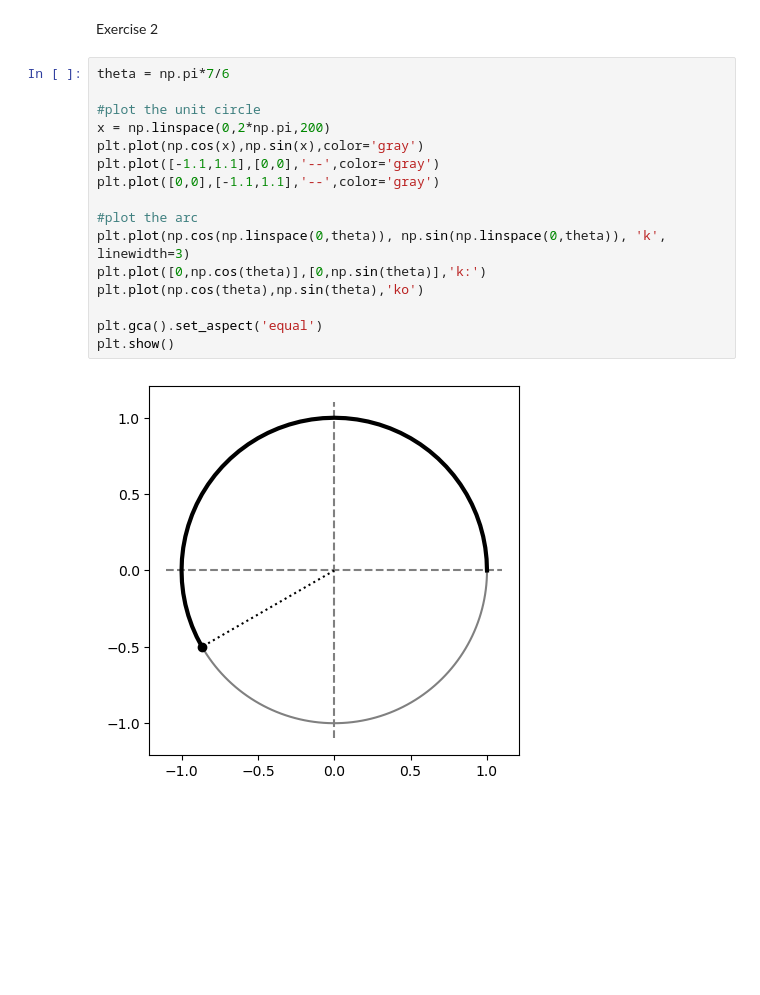
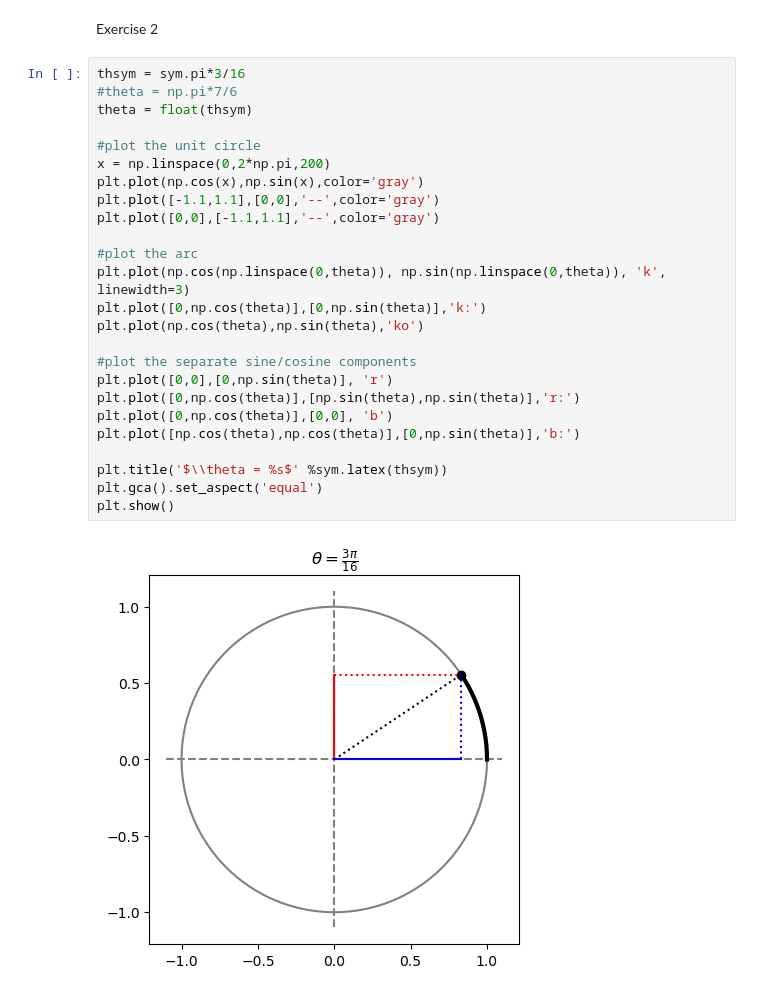
Before and after one commit to Afiq139/Python-Project, a Jupyter notebook: Python_Mathematics/Master_Math_By_Coding_In_Python/09_Trigonometry/009_Graphing_&_Resolution_Exercise.ipynb, the cells around one changed output. Saved outputs shown, nothing was run; the diff lists cells and outputs as text; blank space fills up the shorter version.

```diff
--- a/Python_Mathematics/Master_Math_By_Coding_In_Python/09_Trigonometry/009_Graphing_&_Resolution_Exercise.ipynb
+++ b/Python_Mathematics/Master_Math_By_Coding_In_Python/09_Trigonometry/009_Graphing_&_Resolution_Exercise.ipynb
@@ -20,20 +20,29 @@ plt.show()
 # %% [markdown]
 Exercise 2
 # %%
-theta = np.pi*7/6
+thsym = sym.pi*3/16
+#theta = np.pi*7/6
+theta = float(thsym)
 
 #plot the unit circle
 x = np.linspace(0,2*np.pi,200)
 plt.plot(np.cos(x),np.sin(x),color='gray')
 plt.plot([-1.1,1.1],[0,0],'--',color='gray')
 plt.plot([0,0],[-1.1,1.1],'--',color='gray')
 
 #plot the arc
 plt.plot(np.cos(np.linspace(0,theta)), np.sin(np.linspace(0,theta)), 'k', linewidth=3)
 plt.plot([0,np.cos(theta)],[0,np.sin(theta)],'k:')
 plt.plot(np.cos(theta),np.sin(theta),'ko')
 
+#plot the separate sine/cosine components
+plt.plot([0,0],[0,np.sin(theta)], 'r')
+plt.plot([0,np.cos(theta)],[np.sin(theta),np.sin(theta)],'r:')
+plt.plot([0,np.cos(theta)],[0,0], 'b')
+plt.plot([np.cos(theta),np.cos(theta)],[0,np.sin(theta)],'b:')
+
+plt.title('$\\theta = %s$' %sym.latex(thsym))
 plt.gca().set_aspect('equal')
 plt.show()
 # %% [output]
-[figure, old version]
+[figure, new version]
```
